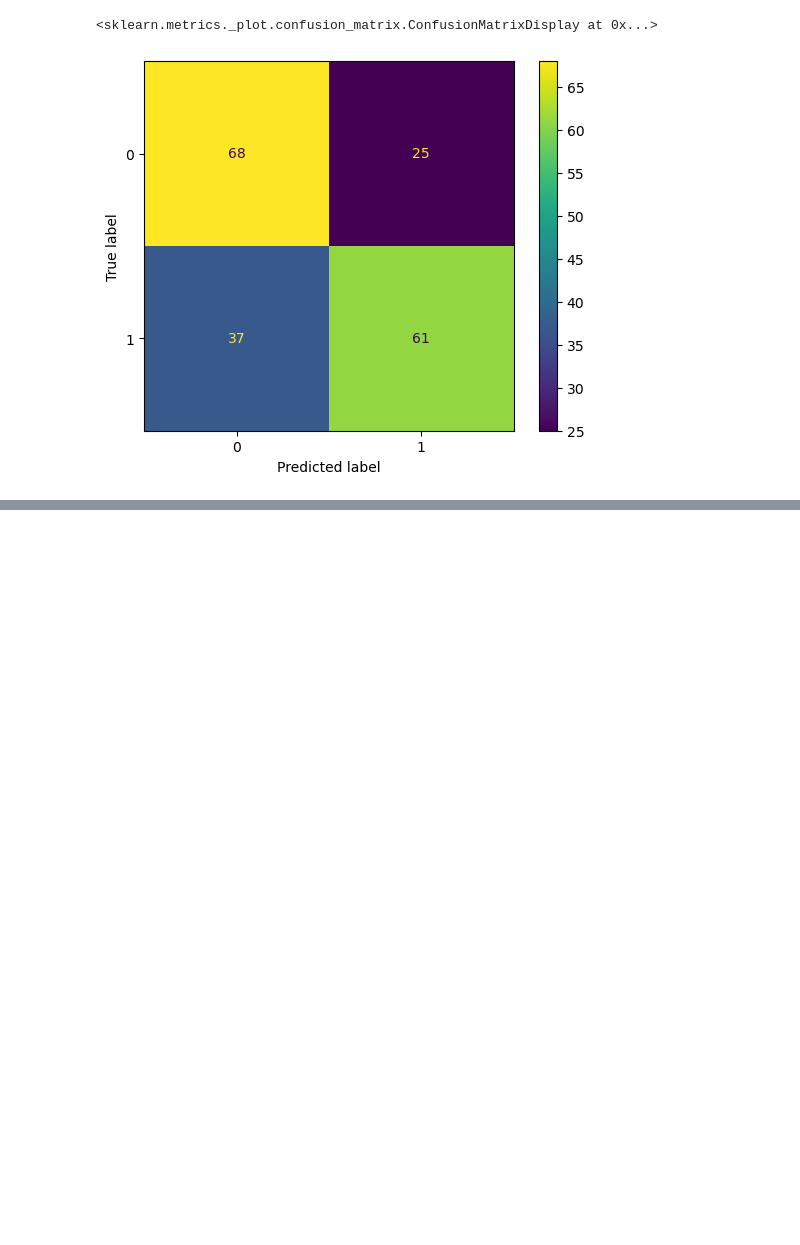
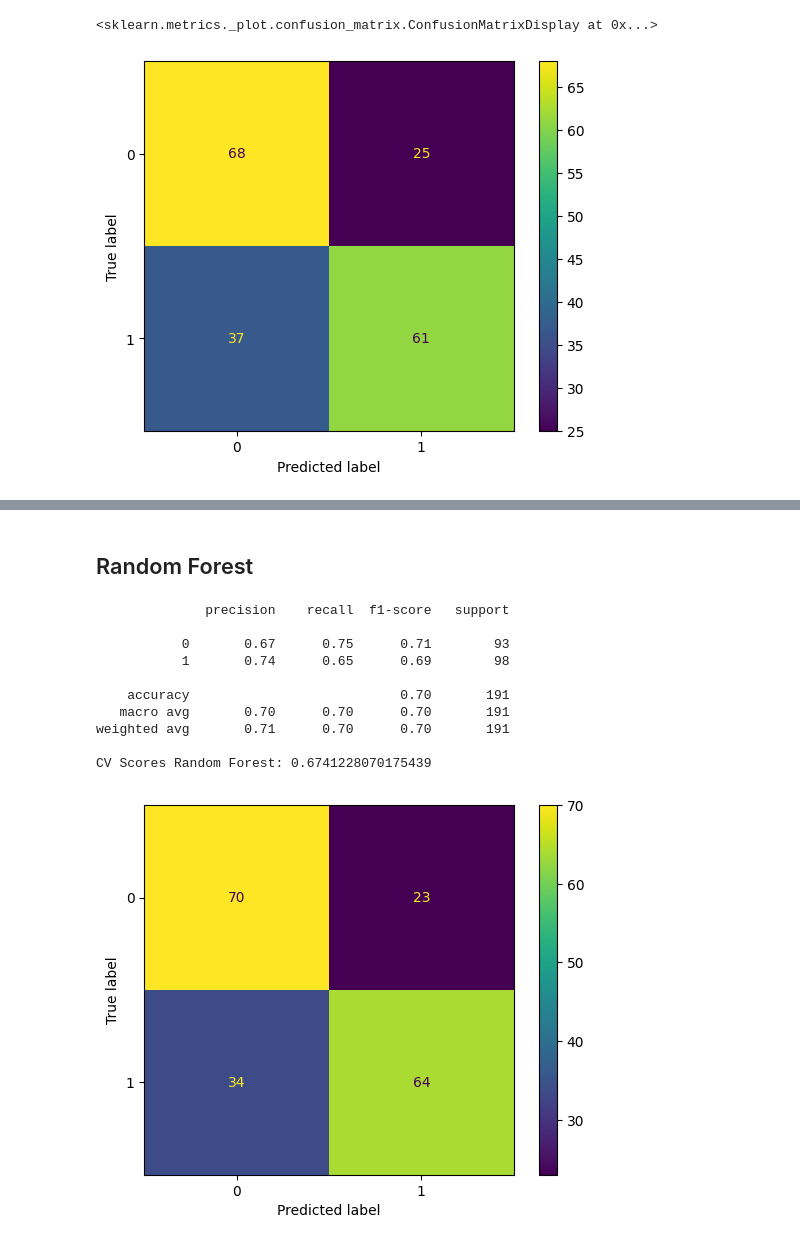
Before and after one commit to phanhoang1205/project-machine-learning, a Jupyter notebook: 521H0501_521H0398_521H0276.ipynb, the cells around one changed output, grey strips where cells are left out. Cells and saved outputs as stored; diff of their text form; code cells hidden in the pictures; blank space fills up the shorter version.

```diff
--- a/521H0501_521H0398_521H0276.ipynb
+++ b/521H0501_521H0398_521H0276.ipynb
@@ -446,0 +470,33 @@ disp.plot()
+# %% [markdown]
+## Random Forest
+# %%
+from sklearn.ensemble import RandomForestClassifier
+
+rf = RandomForestClassifier()
+# Set desired parameters (e.g., n_estimators, max_depth)
+
+# Perform cross-validation and training
+cv_scores_rf = cross_val_score(rf, X_train, Y_train, cv=5)
+rf.fit(X_train, Y_train)
+
+# Predict and evaluate performance
+Y_pred_rf = rf.predict(X_test)
+cm_rf = confusion_matrix(Y_test, Y_pred_rf)
+disp_rf = ConfusionMatrixDisplay(confusion_matrix=cm_rf)
+disp_rf.plot()
+print(classification_report(Y_test, Y_pred_rf))
+
+# Compare performance with Naive Bayes and Gradient Boosting
+print(f"CV Scores Random Forest: {cv_scores_rf.mean()}")
+# %% [output]
+              precision    recall  f1-score   support
+
+           0       0.67      0.75      0.71        93
+           1       0.74      0.65      0.69        98
+
+    accuracy                           0.70       191
+   macro avg       0.70      0.70      0.70       191
+weighted avg       0.71      0.70      0.70       191
+
+CV Scores Random Forest: 0.6741228070175439
+[figure, added]
```
Also changed, not shown: parts of 52 cells of this notebook, 1 other file.
